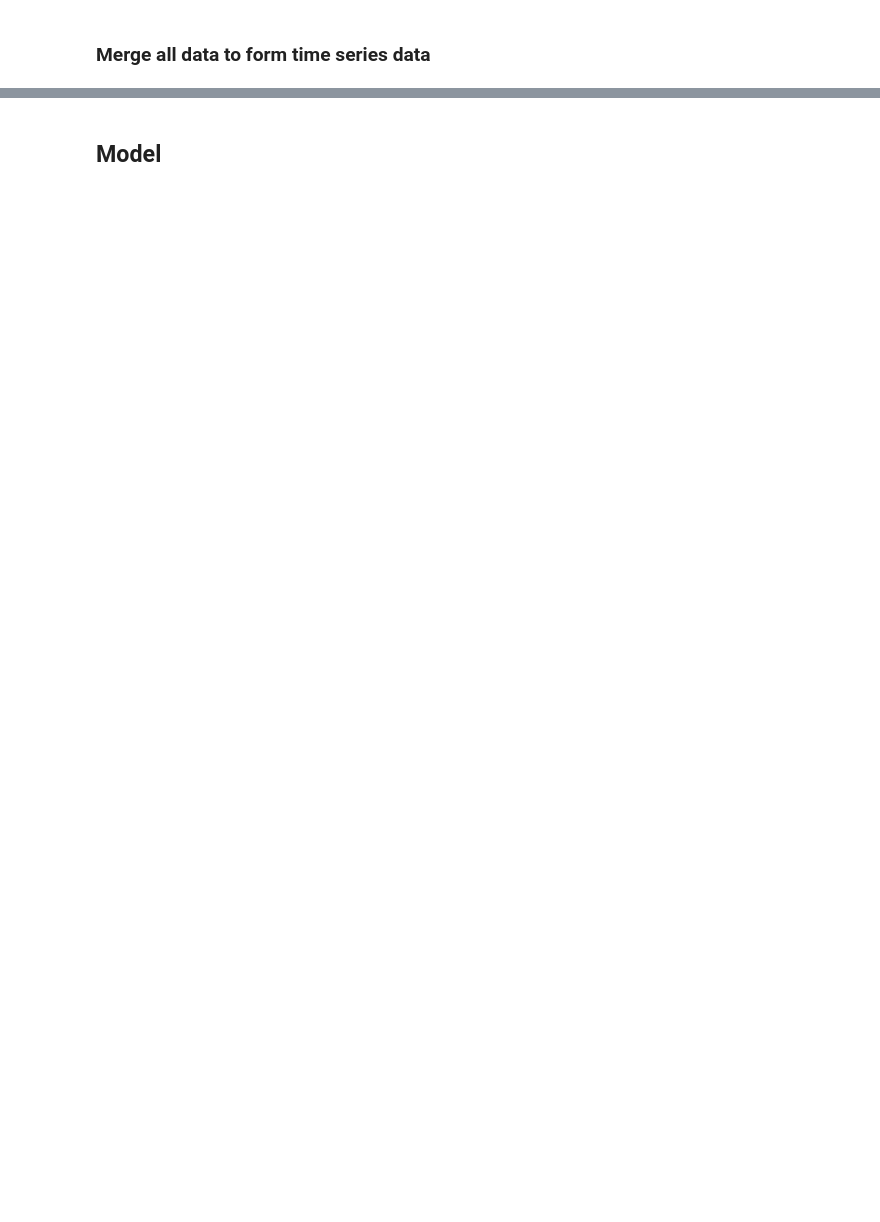
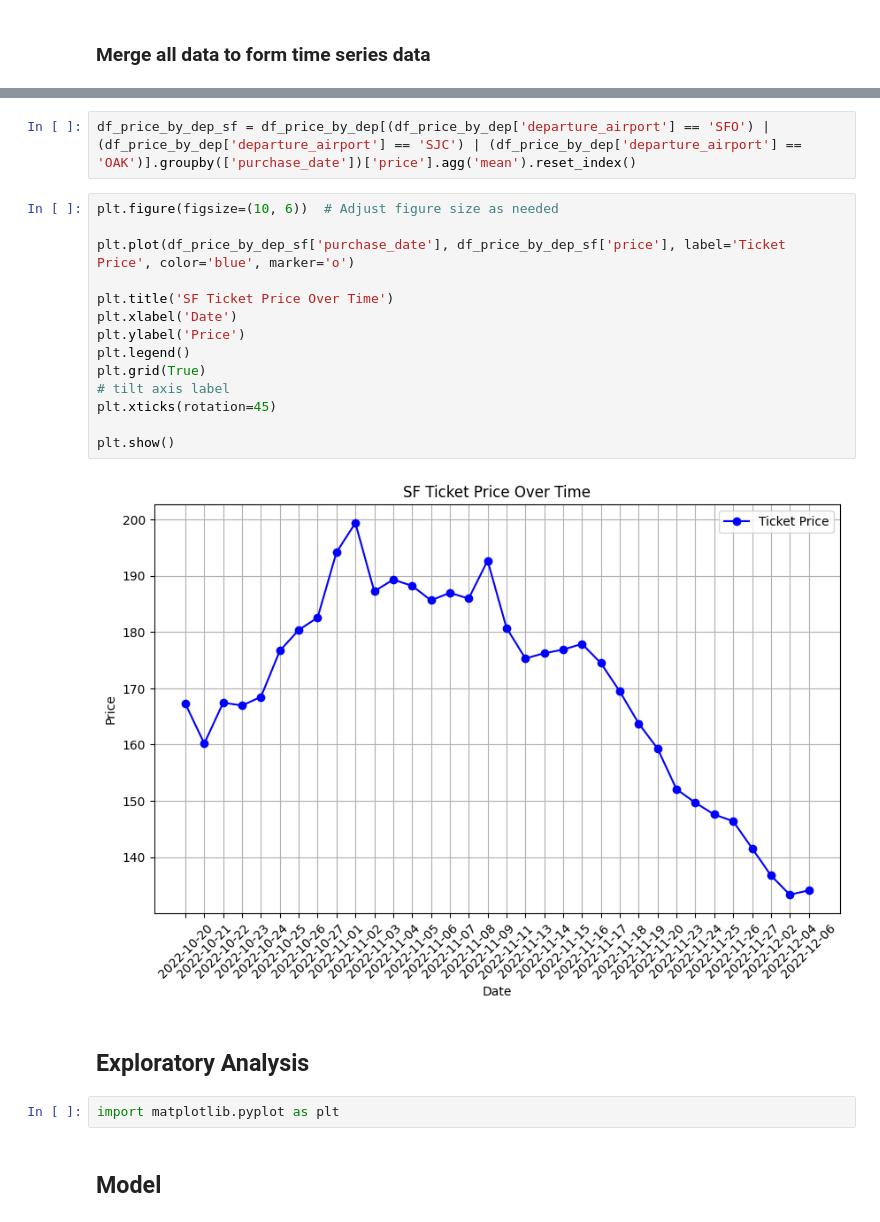
Before and after one commit to kurt980/HistoFlight2023, a Jupyter notebook: model/Time_Series.ipynb, the cells around one changed output, grey strips where cells are left out. Drawn from its saved outputs; the diff is of its cells as text; blank space fills up the shorter version.

```diff
--- a/model/Time_Series.ipynb
+++ b/model/Time_Series.ipynb
@@ -55,2 +198,24 @@ for folder in folders:
+# %%
+df_price_by_dep_sf = df_price_by_dep[(df_price_by_dep['departure_airport'] == 'SFO') | (df_price_by_dep['departure_airport'] == 'SJC') | (df_price_by_dep['departure_airport'] == 'OAK')].groupby(['purchase_date'])['price'].agg('mean').reset_index()
+# %%
+plt.figure(figsize=(10, 6))  # Adjust figure size as needed
+
+plt.plot(df_price_by_dep_sf['purchase_date'], df_price_by_dep_sf['price'], label='Ticket Price', color='blue', marker='o')
+
+plt.title('SF Ticket Price Over Time')
+plt.xlabel('Date')
+plt.ylabel('Price')
+plt.legend()
+plt.grid(True)
+# tilt axis label
+plt.xticks(rotation=45)
+
+plt.show()
+# %% [output]
+[figure, added]
+# %% [markdown]
+## **Exploratory Analysis**
+# %%
+import matplotlib.pyplot as plt
 # %% [markdown]
 ## **Model**
```
Also changed, not shown: parts of 40 cells of this notebook, 3 other files.
